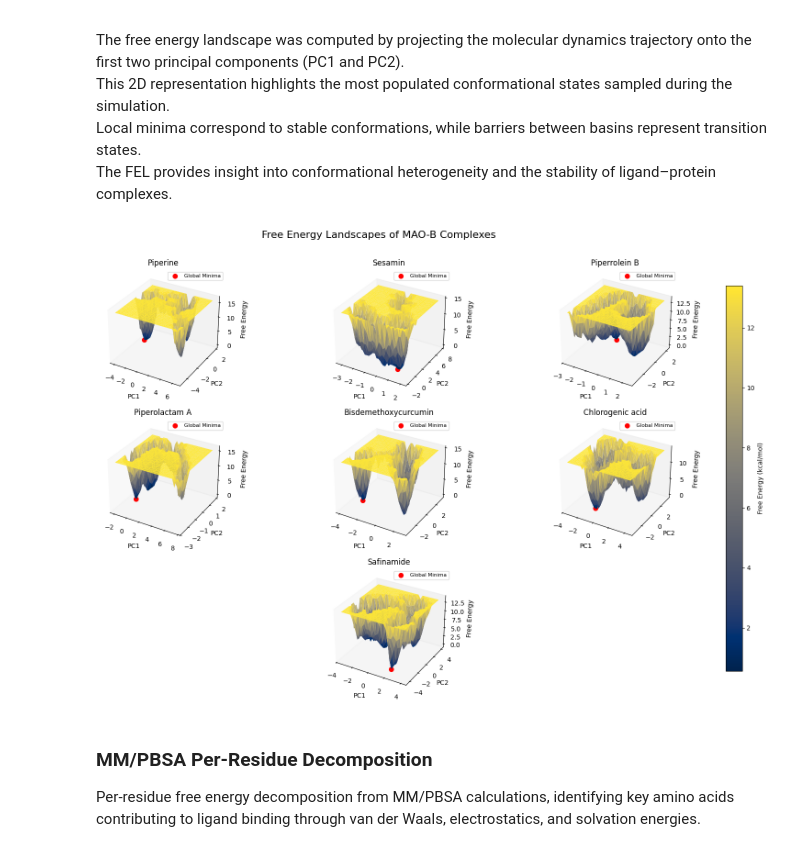
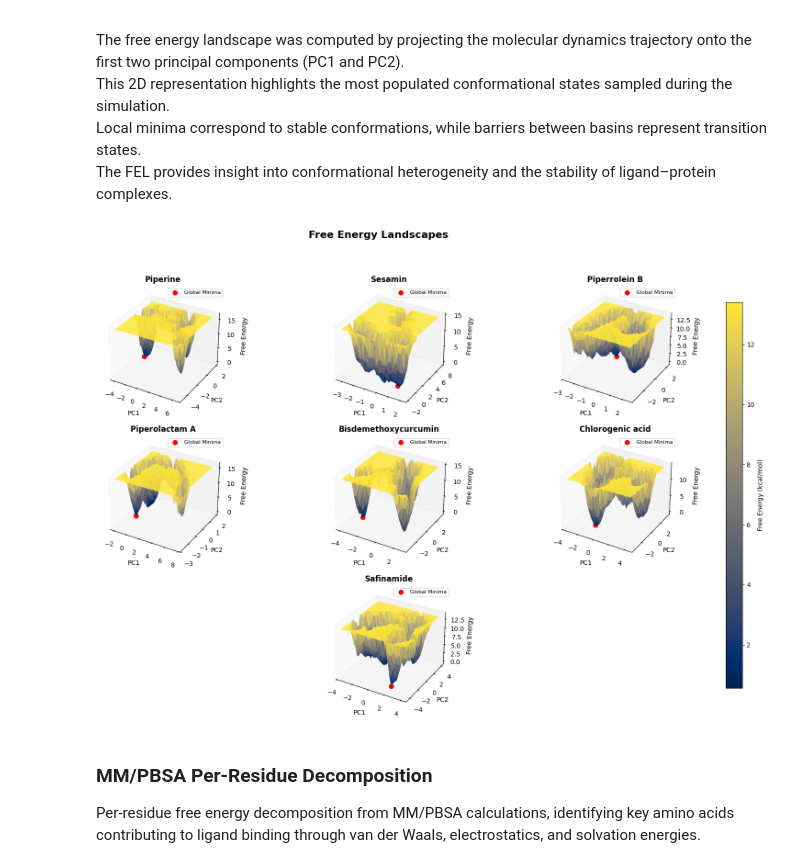
Before and after one commit to yboulaamane/GMXPlotter, a Jupyter notebook: GMXPlotter.ipynb, the cells around one changed output. Saved outputs shown, nothing was run; the diff lists cells and outputs as text; code cells hidden in the pictures.

```diff
--- a/GMXPlotter.ipynb
+++ b/GMXPlotter.ipynb
@@ -538,36 +539,36 @@ for i, (label, path) in enumerate(files.items()):
     # Choose subplot placement
     if i < 3:
         ax = fig.add_subplot(gs[0, i], projection="3d")   # row 0, col 0-2
     elif i < 6:
         ax = fig.add_subplot(gs[1, i-3], projection="3d") # row 1, col 0-2
     else:
         ax = fig.add_subplot(gs[2, :], projection="3d")   # row 2, span all 3 cols
 
     # Load data
     data = pd.read_csv(path, delim_whitespace=True, header=None, names=["PC1","PC2","FreeEnergy"])
     X, Y, Z = data["PC1"].values, data["PC2"].values, data["FreeEnergy"].values
 
     surf = ax.plot_trisurf(X, Y, Z, cmap="cividis", edgecolor="none")
-    ax.set_title(label, fontsize=12)
+    ax.set_title(label, fontsize=12, weight="bold")
     ax.set_xlabel("PC1"); ax.set_ylabel("PC2"); ax.set_zlabel("Free Energy")
 
     # Remove gridlines for clean look
     ax.grid(False)
 
     # Highlight minimum
     min_idx = np.argmin(Z)
     ax.scatter(X[min_idx], Y[min_idx], Z[min_idx], color="red", s=50, label="Global Minima")
     ax.legend(fontsize=8)
 
 # Add colorbar
 cbar_ax = fig.add_axes([0.92, 0.15, 0.02, 0.7])
 fig.colorbar(surf, cax=cbar_ax, label="Free Energy (kcal/mol)")
 
-plt.suptitle("Free Energy Landscapes of MAO-B Complexes", fontsize=16, y=0.95)
+plt.suptitle("Free Energy Landscapes", fontsize=16, weight="bold")
 plt.savefig("FEL_panel.png", dpi=600, bbox_inches="tight")
 plt.show()
 # %% [output]
-[figure, old version]
+[figure, new version]
 # %% [markdown]
 ### MM/PBSA Per-Residue Decomposition
 Per-residue free energy decomposition from MM/PBSA calculations, identifying key amino acids contributing to ligand binding through van der Waals, electrostatics, and solvation energies.
```
Also changed, not shown: parts of 2 cells of this notebook.
